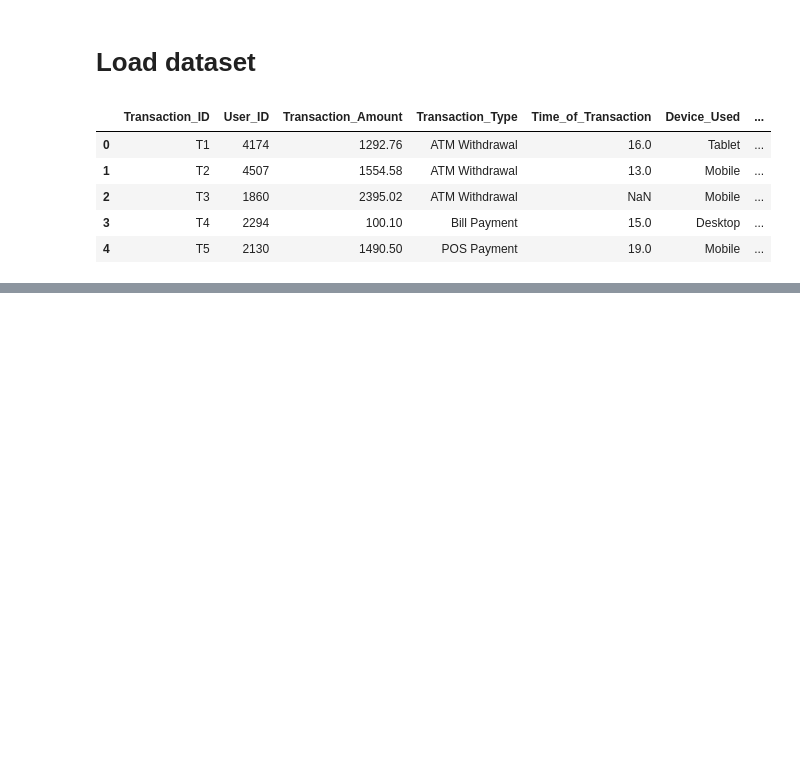
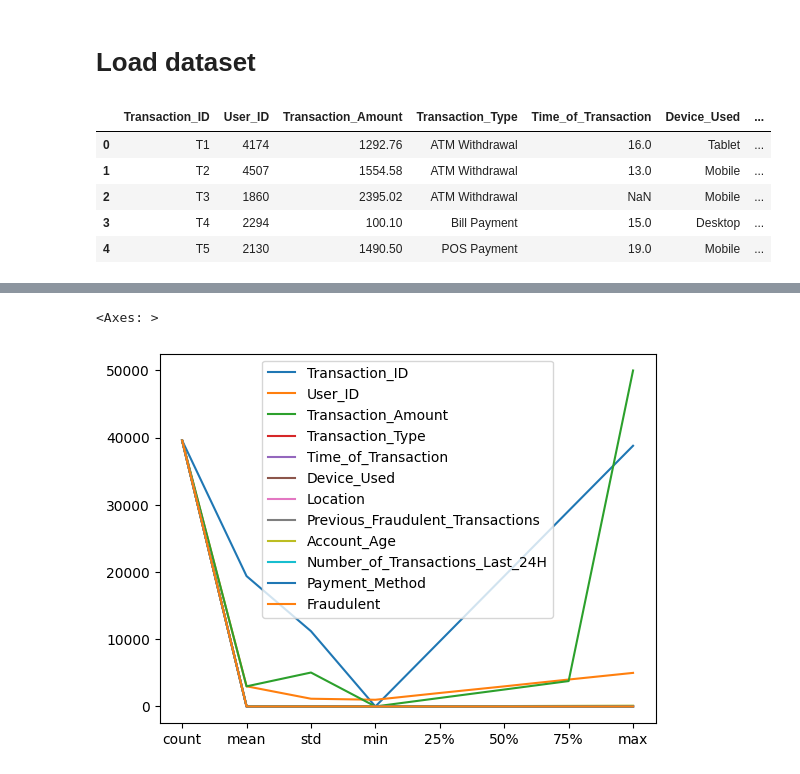
Before and after one commit to Mipjeiger/Fintech-ml-engineer-LLM-RAG-langchain-FAISS, a Jupyter notebook: notebooks/01_eda.ipynb, the cells around one changed output, grey strips where cells are left out. Saved outputs shown, nothing was run; the diff lists cells and outputs as text; code cells hidden in the pictures; blank space fills up the shorter version.

```diff
--- a/notebooks/01_eda.ipynb
+++ b/notebooks/01_eda.ipynb
@@ -61,0 +68,9 @@ startup_df.head()
+# %%
+# Encoding data on categorical features
+from sklearn.preprocessing import LabelEncoder
+
+le = LabelEncoder()
+categorical_columns = df.select_dtypes(include=['object']).columns
+# Iterate through each categorical column and apply label encoding
+for col in categorical_columns:
+    df[col] = le.fit_transform(df[col])
@@ -61,0 +93,5 @@ startup_df.head()
+# %%
+df.describe().plot()
+# %% [output]
+<Axes: >
+[figure, added]
```
Also changed, not shown: parts of 10 cells of this notebook, 22 other files.
